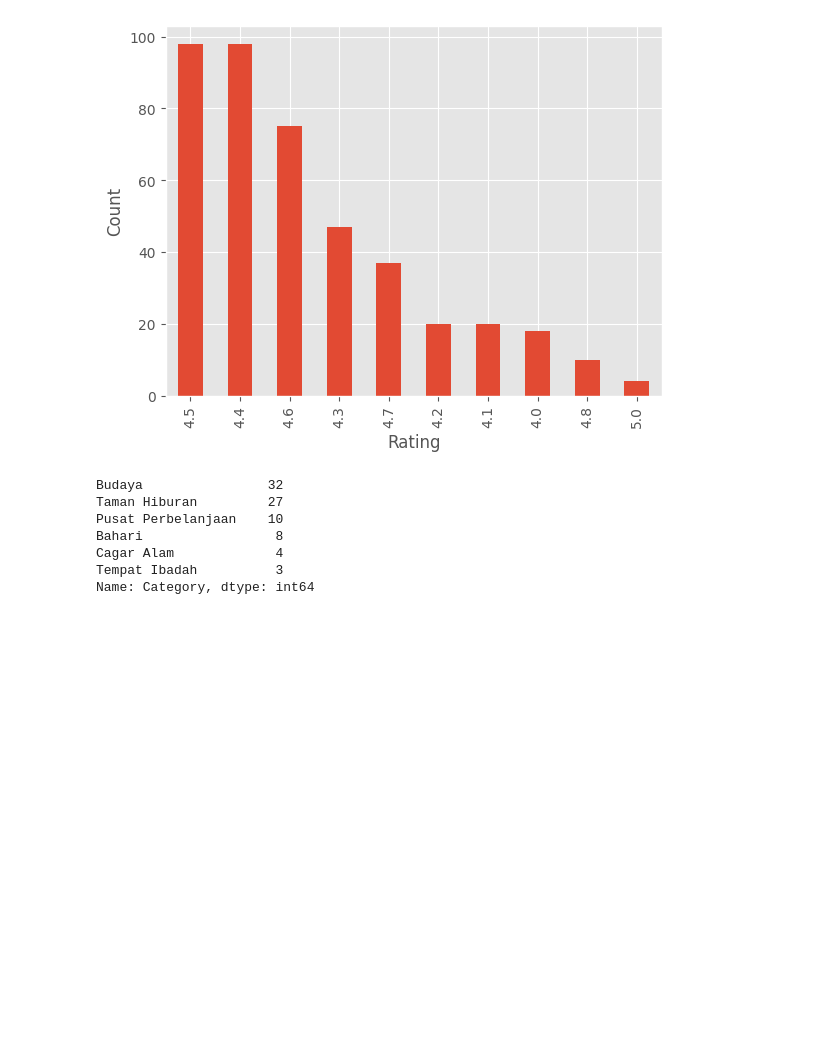
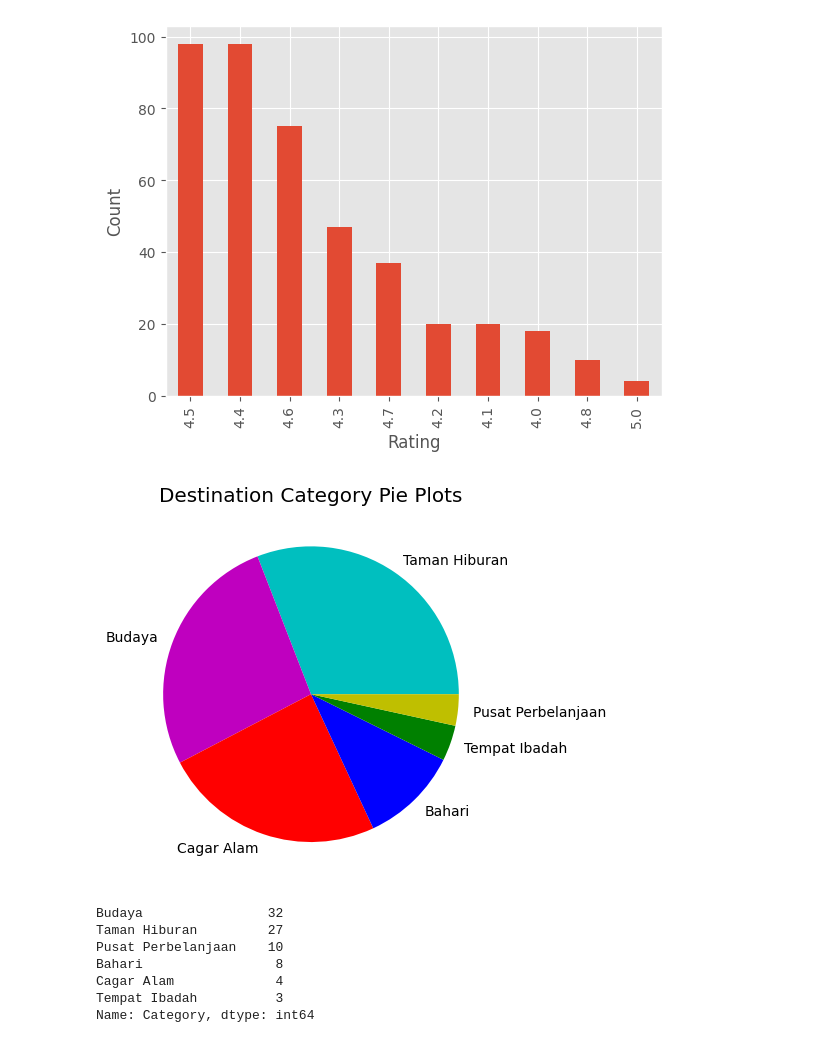
Before and after one commit to Vicysaragih/Applied-Data-Science-Capstone, a Jupyter notebook: TOURIST_EDA_PANDAS.ipynb, the cells around one changed output. Drawn from its saved outputs; the diff is of its cells as text; code cells hidden in the pictures; blank space fills up the shorter version.

```diff
--- a/TOURIST_EDA_PANDAS.ipynb
+++ b/TOURIST_EDA_PANDAS.ipynb
@@ -165,6 +152,17 @@ ax.set_ylabel('Count')
 # %% [output]
 Text(0, 0.5, 'Count')
 [figure]
+# %%
+T = dfs['Category'].value_counts()
+# %%
+mylabels = ['Taman Hiburan','Budaya','Cagar Alam','Bahari', 'Tempat Ibadah', 'Pusat Perbelanjaan']
+mycols = ['c','m','r','b', 'g', 'y']
+
+plt.pie(T, labels = mylabels, colors = mycols)
+plt.title('Destination Category Pie Plots')
+plt.show()
+# %% [output]
+[figure, added]
 # %%
 a = dfs[dfs['City']=='Jakarta']
 # %%
```
Also changed, not shown: parts of 9 cells of this notebook.
